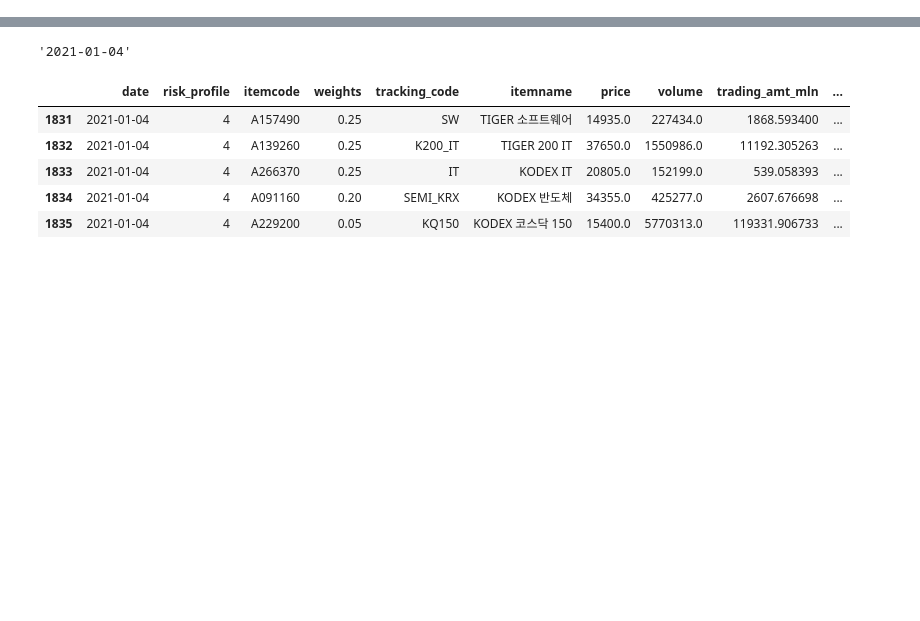
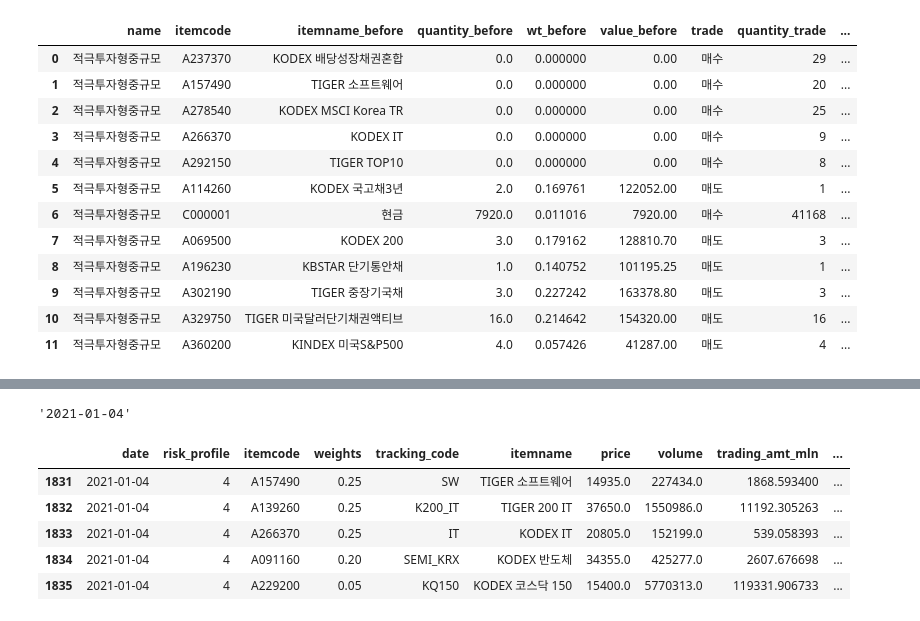
Before and after one commit to my2582/kisra, a Jupyter notebook: daily_rebalancing.ipynb, the cells around one changed output, grey strips where cells are left out. Saved outputs shown, nothing was run; the diff lists cells and outputs as text; code cells hidden in the pictures; blank space fills up the shorter version.

```diff
--- a/daily_rebalancing.ipynb
+++ b/daily_rebalancing.ipynb
@@ -168,0 +375,16 @@ def run_simulation(first_trade=False, new_units=None, prices=None, remaining_cas
+# %%
+df_comp
+# %% [output]
+|  | name | itemcode | itemname_before | quantity_before | wt_before | value_before | trade | quantity_trade | ... |
+| 0 | 적극투자형중규모 | A237370 | KODEX 배당성장채권혼합 | 0.0 | 0.000000 | 0.00 | 매수 | 29 | ... |
+| 1 | 적극투자형중규모 | A157490 | TIGER 소프트웨어 | 0.0 | 0.000000 | 0.00 | 매수 | 20 | ... |
+| 2 | 적극투자형중규모 | A278540 | KODEX MSCI Korea TR | 0.0 | 0.000000 | 0.00 | 매수 | 25 | ... |
+| 3 | 적극투자형중규모 | A266370 | KODEX IT | 0.0 | 0.000000 | 0.00 | 매수 | 9 | ... |
+| 4 | 적극투자형중규모 | A292150 | TIGER TOP10 | 0.0 | 0.000000 | 0.00 | 매수 | 8 | ... |
+| 5 | 적극투자형중규모 | A114260 | KODEX 국고채3년 | 2.0 | 0.169761 | 122052.00 | 매도 | 1 | ... |
+| 6 | 적극투자형중규모 | C000001 | 현금 | 7920.0 | 0.011016 | 7920.00 | 매수 | 41168 | ... |
+| 7 | 적극투자형중규모 | A069500 | KODEX 200 | 3.0 | 0.179162 | 128810.70 | 매도 | 3 | ... |
+| 8 | 적극투자형중규모 | A196230 | KBSTAR 단기통안채 | 1.0 | 0.140752 | 101195.25 | 매도 | 1 | ... |
+| 9 | 적극투자형중규모 | A302190 | TIGER 중장기국채 | 3.0 | 0.227242 | 163378.80 | 매도 | 3 | ... |
+| 10 | 적극투자형중규모 | A329750 | TIGER 미국달러단기채권액티브 | 16.0 | 0.214642 | 154320.00 | 매도 | 16 | ... |
+| 11 | 적극투자형중규모 | A360200 | KINDEX 미국S&P500 | 4.0 | 0.057426 | 41287.00 | 매도 | 4 | ... |
```
Also changed, not shown: parts of 33 cells of this notebook.
